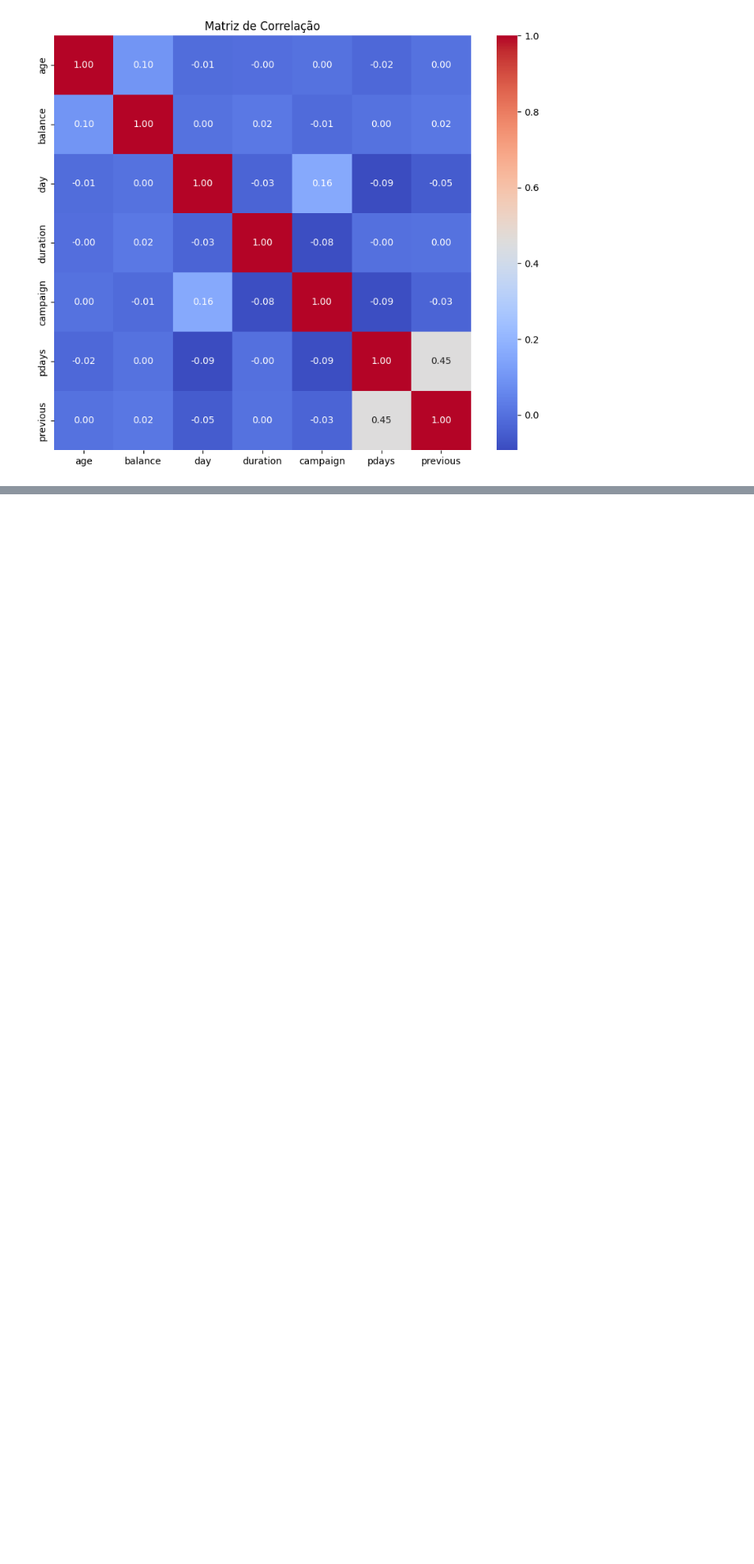
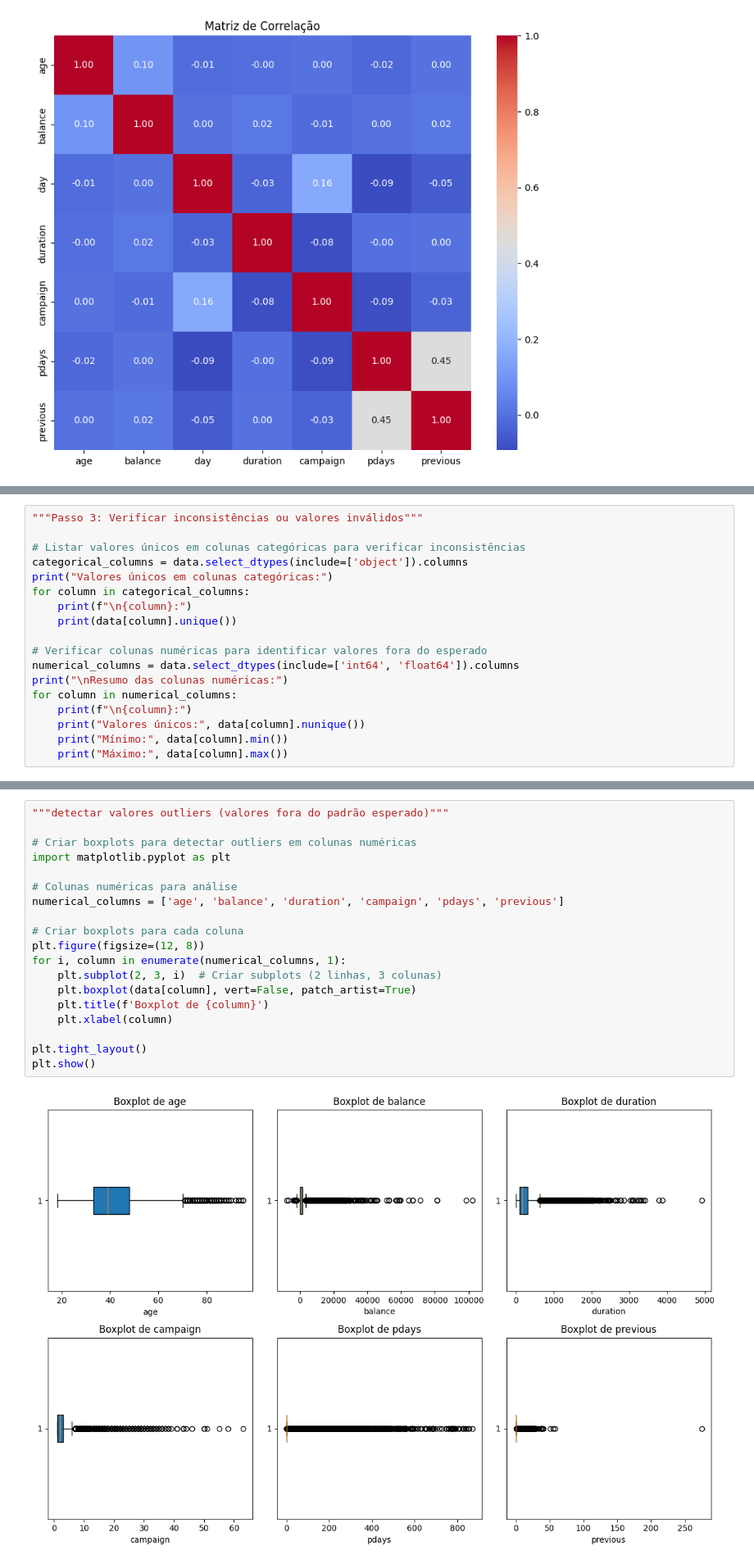
Before and after one commit to UsoppSogeking/bank-marketing-analysis, a Jupyter notebook: notebooks/data_loading.ipynb, the cells around one changed output, grey strips where cells are left out. Shown: that part at 82% size. Drawn from its saved outputs; the diff is of its cells as text; blank space fills up the shorter version.

```diff
--- a/notebooks/data_loading.ipynb
+++ b/notebooks/data_loading.ipynb
@@ -183,0 +250,18 @@ plt.show()
+# %%
+"""Passo 3: Verificar inconsistências ou valores inválidos"""
+
+# Listar valores únicos em colunas categóricas para verificar inconsistências
+categorical_columns = data.select_dtypes(include=['object']).columns
+print("Valores únicos em colunas categóricas:")
+for column in categorical_columns:
+    print(f"\n{column}:")
+    print(data[column].unique())
+
+# Verificar colunas numéricas para identificar valores fora do esperado
+numerical_columns = data.select_dtypes(include=['int64', 'float64']).columns
+print("\nResumo das colunas numéricas:")
+for column in numerical_columns:
+    print(f"\n{column}:")
+    print("Valores únicos:", data[column].nunique())
+    print("Mínimo:", data[column].min())
+    print("Máximo:", data[column].max())
@@ -183,0 +286,21 @@ plt.show()
+# %%
+"""detectar valores outliers (valores fora do padrão esperado)"""
+
+# Criar boxplots para detectar outliers em colunas numéricas
+import matplotlib.pyplot as plt
+
+# Colunas numéricas para análise
+numerical_columns = ['age', 'balance', 'duration', 'campaign', 'pdays', 'previous']
+
+# Criar boxplots para cada coluna
+plt.figure(figsize=(12, 8))
+for i, column in enumerate(numerical_columns, 1):
+    plt.subplot(2, 3, i)  # Criar subplots (2 linhas, 3 colunas)
+    plt.boxplot(data[column], vert=False, patch_artist=True)
+    plt.title(f'Boxplot de {column}')
+    plt.xlabel(column)
+
+plt.tight_layout()
+plt.show()
+# %% [output]
+[figure, added]
```
Also changed, not shown: parts of 10 cells of this notebook.
